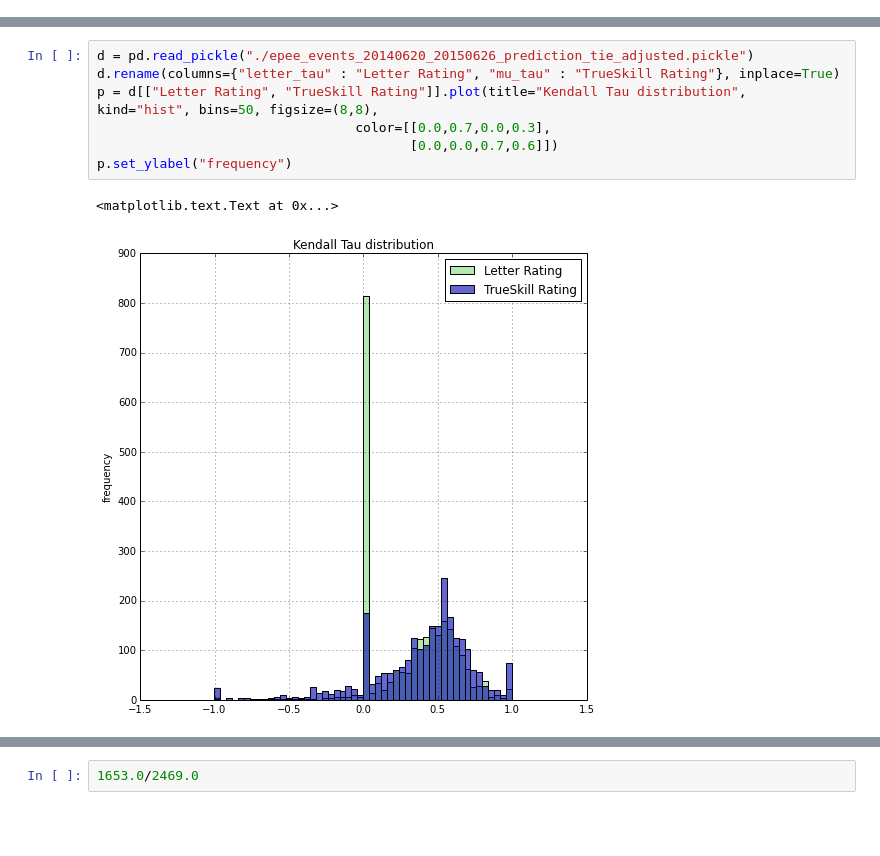
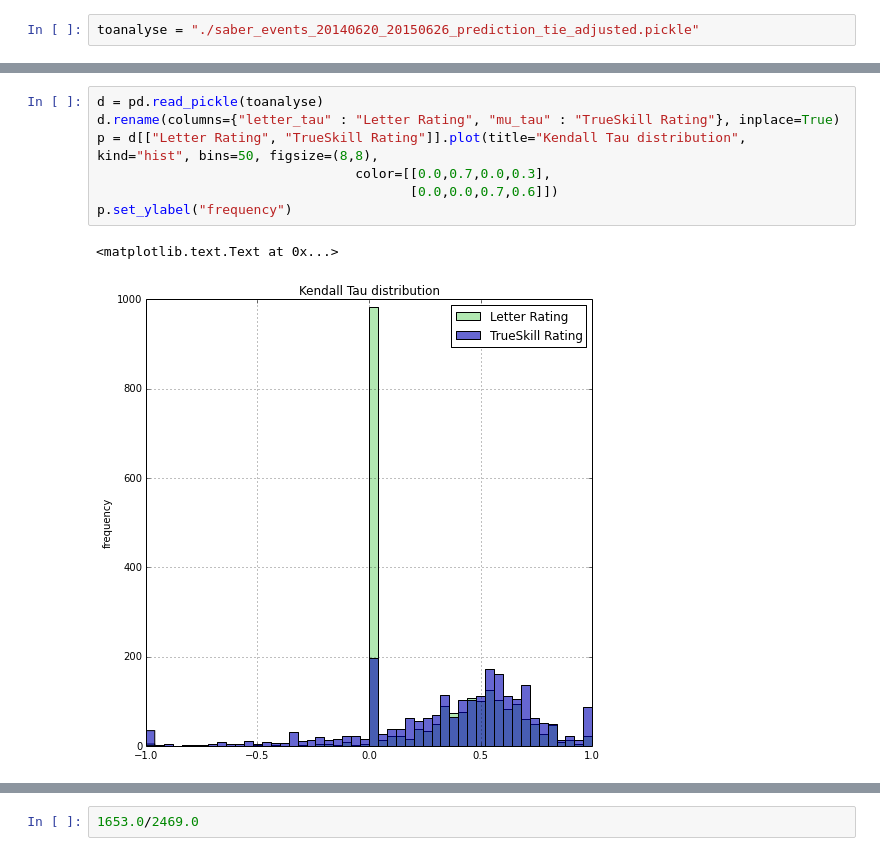
Before and after one commit to djma/pointcontrol, a Jupyter notebook: notebooks/prediction - places.ipynb, the cells around one changed output, grey strips where cells are left out. Saved outputs shown, nothing was run; the diff lists cells and outputs as text; blank space fills up the shorter version.

```diff
--- a/notebooks/prediction - places.ipynb
+++ b/notebooks/prediction - places.ipynb
@@ -151 +168,3 @@ d.to_pickle("./epee_events_20140620_20150626_prediction_tie_adjusted.pickle")
+# %%
+toanalyse = "./saber_events_20140620_20150626_prediction_tie_adjusted.pickle"
 # %%
@@ -161,11 +180,11 @@ p.set_ylabel("frequency")
 # %%
-d = pd.read_pickle("./epee_events_20140620_20150626_prediction_tie_adjusted.pickle")
+d = pd.read_pickle(toanalyse)
 d.rename(columns={"letter_tau" : "Letter Rating", "mu_tau" : "TrueSkill Rating"}, inplace=True)
 p = d[["Letter Rating", "TrueSkill Rating"]].plot(title="Kendall Tau distribution", kind="hist", bins=50, figsize=(8,8),
                                  color=[[0.0,0.7,0.0,0.3],
                                         [0.0,0.0,0.7,0.6]])
 p.set_ylabel("frequency")
 # %% [output]
 <matplotlib.text.Text at 0x...>
-[figure, old version]
+[figure, new version]
 # %%
```
Also changed, not shown: parts of 12 cells of this notebook, 1 other file.
